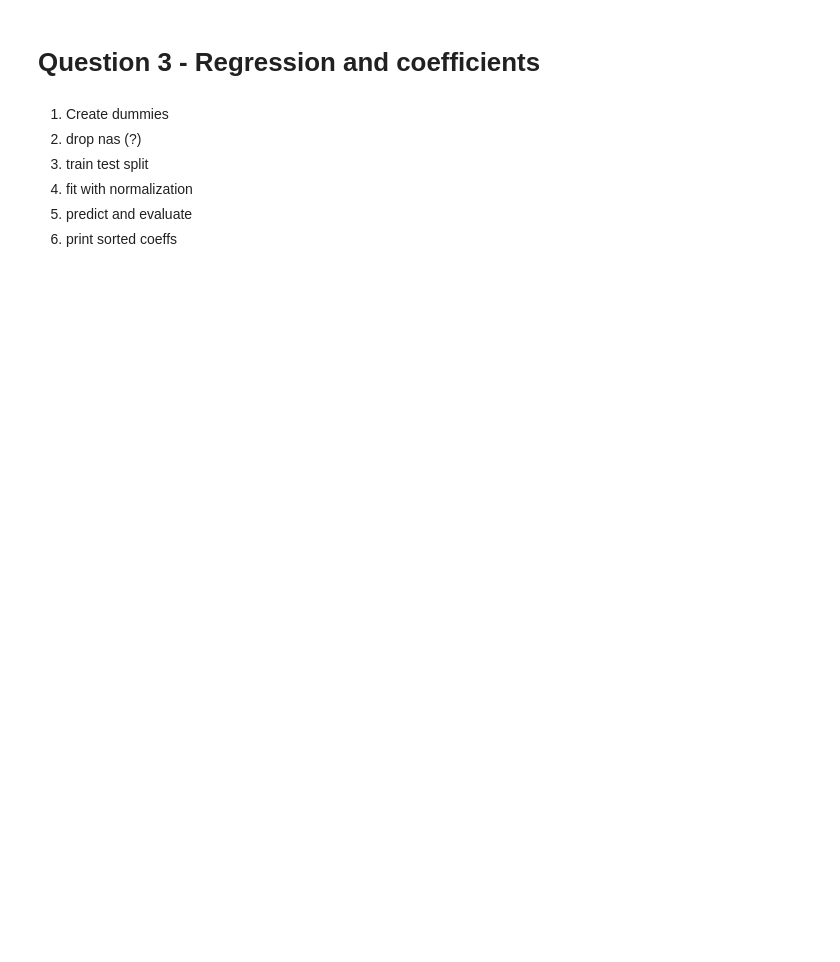
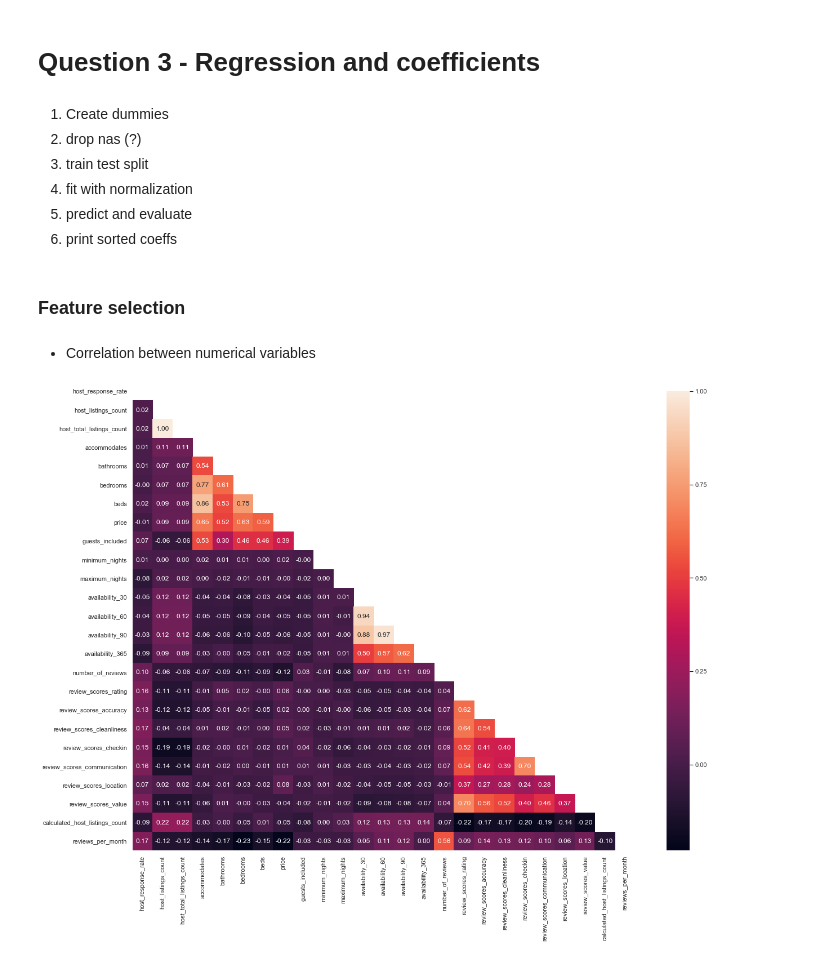
Before and after one commit to bkontonis/Analysing-Seattle-Airbnb-Open-Data, a Jupyter notebook: Seattle Airbnb Data Analysis.ipynb, the cells around one changed output. Saved outputs shown, nothing was run; the diff lists cells and outputs as text; code cells hidden in the pictures; blank space fills up the shorter version.

```diff
--- a/Seattle Airbnb Data Analysis.ipynb
+++ b/Seattle Airbnb Data Analysis.ipynb
@@ -382,3 +392,19 @@ plt.ylabel("Price");
 4. fit with normalization
 5. predict and evaluate
 6. print sorted coeffs
+# %% [markdown]
+### Feature selection
+# %% [markdown]
+ -  Correlation between numerical variables
+# %%
+#Using Pearson Correlation
+corr = listings_df.drop("id", axis=1).corr()
+
+mask = np.zeros_like(corr, dtype=np.bool)
+mask[np.triu_indices_from(mask)] = True
+
+plt.figure(figsize=(20, 15));
+ax = sns.heatmap(corr, mask=mask, annot=True, fmt=".2f");
+ax.set_ylim(25);
+# %% [output]
+[figure, added]
```
Also changed, not shown: parts of 24 cells of this notebook.
